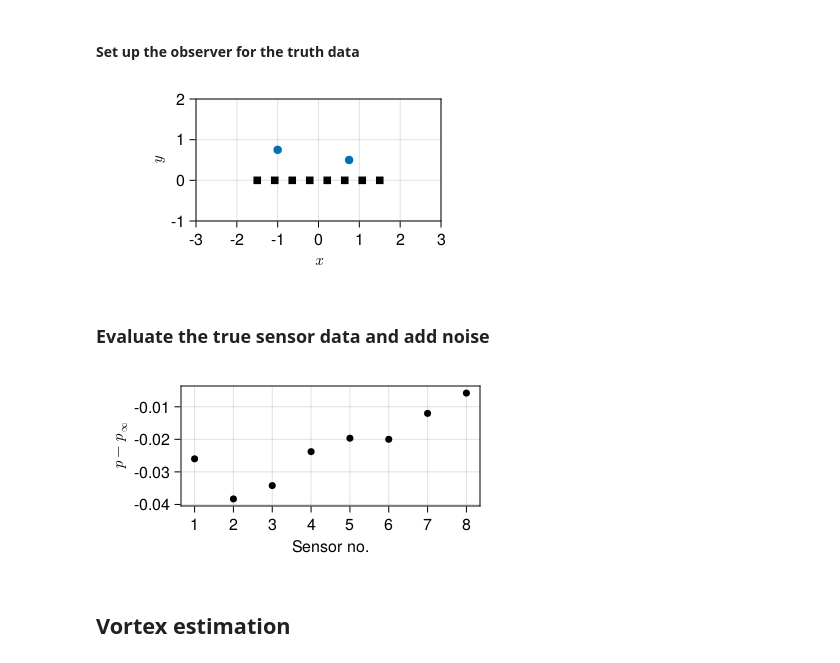
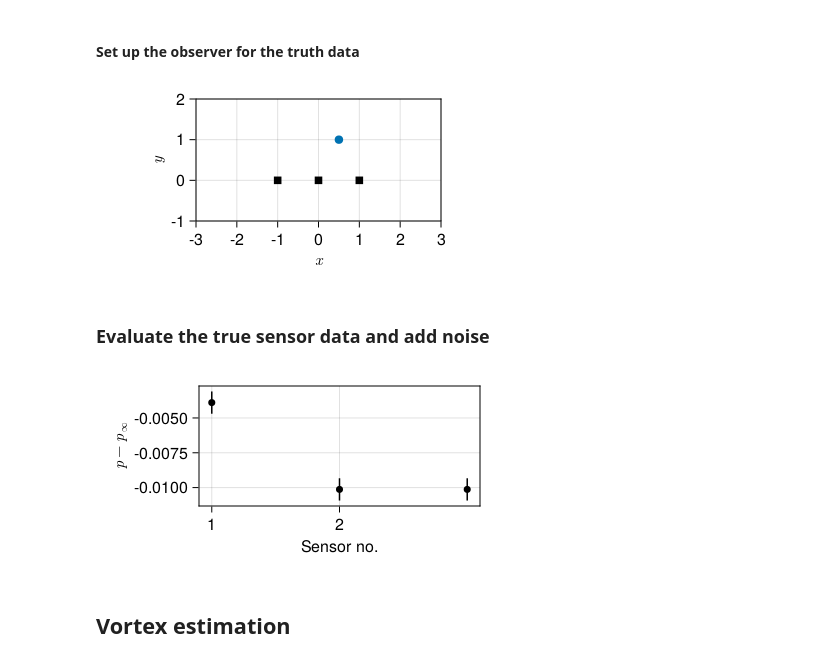
Before and after one commit to mleprovost/LowRankVortex.jl, a Jupyter notebook: stationary/MCMC-based inference of point vortices from pressure.ipynb, the cells around one changed output. Cells and saved outputs as stored; diff of their text form; code cells hidden in the pictures.

```diff
--- a/stationary/MCMC-based inference of point vortices from pressure.ipynb
+++ b/stationary/MCMC-based inference of point vortices from pressure.ipynb
@@ -23,7 +25,7 @@ using Statistics
 ### Truth
 # %%
 t = 0.0
-δ_true = 0.1
+δ_true = 0.01
 
 
 #=
@@ -46,10 +48,10 @@ zv, Γv = createclusters(Nv_cluster,Nv_per_cluster,xr,yr,Γr,σx,σΓ,each_clust
 #=
 Prescribed placement
 =#
-#zv = [0.5+1.0im]
-#Γv = [1.0]
-zv = [-1.0+0.75im,0.75+0.5im]  # [-1.0+0.75im,0.75+0.5im]
-Γv = [1.2,0.4] #[1.2,-1.0]
+zv = [0.5+1.0im]
+Γv = [1.0]
+#zv = [-1.0+0.75im,0.75+0.5im]  # [-1.0+0.75im,0.75+0.5im]
+#Γv = [1.2,0.4] #[1.2,-1.0]
 #zv = [-1.0+0.75im,0.25+0.5im,0.75+0.75im]
 #Γv = [1.0,-1.2,1.4]
 Nv_true = length(zv);
@@ -83,9 +85,9 @@ Nsens = 21
 #sens = rsens*exp.(im*θsens[1:end-1]);
 
 # sensors in lines
-Nsens = 8
+Nsens = 3
 ϵsens = 0.0
-lowerrow = range(-1.5,1.5,length=Nsens) .+ (-0.5ϵsens .+ ϵsens*rand(Nsens))*im
+lowerrow = range(-1,1,length=Nsens) .+ (-0.5ϵsens .+ ϵsens*rand(Nsens))*im
 #upperrow = range(-2.0,2.0,length=Nsens) .+ 1.0*im
 #leftside = im*range(-1.0,3.0,length=Nsens) .- 1.0
 #rightside = im*range(-1.0,3.0,length=Nsens) .+ 1.0
@@ -118,35 +120,40 @@ obs_true = PressureObservations(sens,config_true);
 with_theme(xytheme) do
     f = Figure(;resolution = (400, 200))
     ax = f[1,1] = Axis(f;limits=(-3,3,-1,2))
-    show_vortices!(ax,x_true,obs_true)
+    show_singularities!(ax,x_true,obs_true)
     plot_sensors!(ax,obs_true)
     f
 end
 # %% [output]
-[figure, old version]
+[figure, new version]
 # %% [markdown]
 ### Evaluate the true sensor data and add noise
 # %%
+add_noise = false
+
 # evaluate data without noise
 ystar0 = observations(x_true,t,obs_true);
 
 # set measurement noise level
 ϵmeas_data = [2.5e-4,3.75e-4,5e-4,6.25e-4,8e-4,1e-3,1.5e-3,2e-3,3e-3,4e-3];
-ϵmeas = ϵmeas_data[3] #5e-4 #1e-3
+ϵmeas = ϵmeas_data[5] #5e-4 #1e-3
 
 Σϵ = Diagonal(ϵmeas^2*ones(length(sens)))
 
 noisedist = MvNormal(zero(ystar0),Σϵ)
-ystar = ystar0 #+ rand(noisedist)
+ystar = ystar0
+if add_noise
+    ystar += rand(noisedist)
+end
 
 with_theme(sensortheme) do
     f = Figure(;resolution = (400, 200))
     ax = f[1,1] = Axis(f)
     plot_sensor_data!(ax,ystar0,obs_true;sensor_noise=ϵmeas*ones(length(ystar)))
     f
 end
 # %% [output]
-[figure, old version]
+[figure, new version]
 # %% [markdown]
 ## Vortex estimation
 # %%
```
Also changed, not shown: parts of 35 cells of this notebook, 6 other files.
